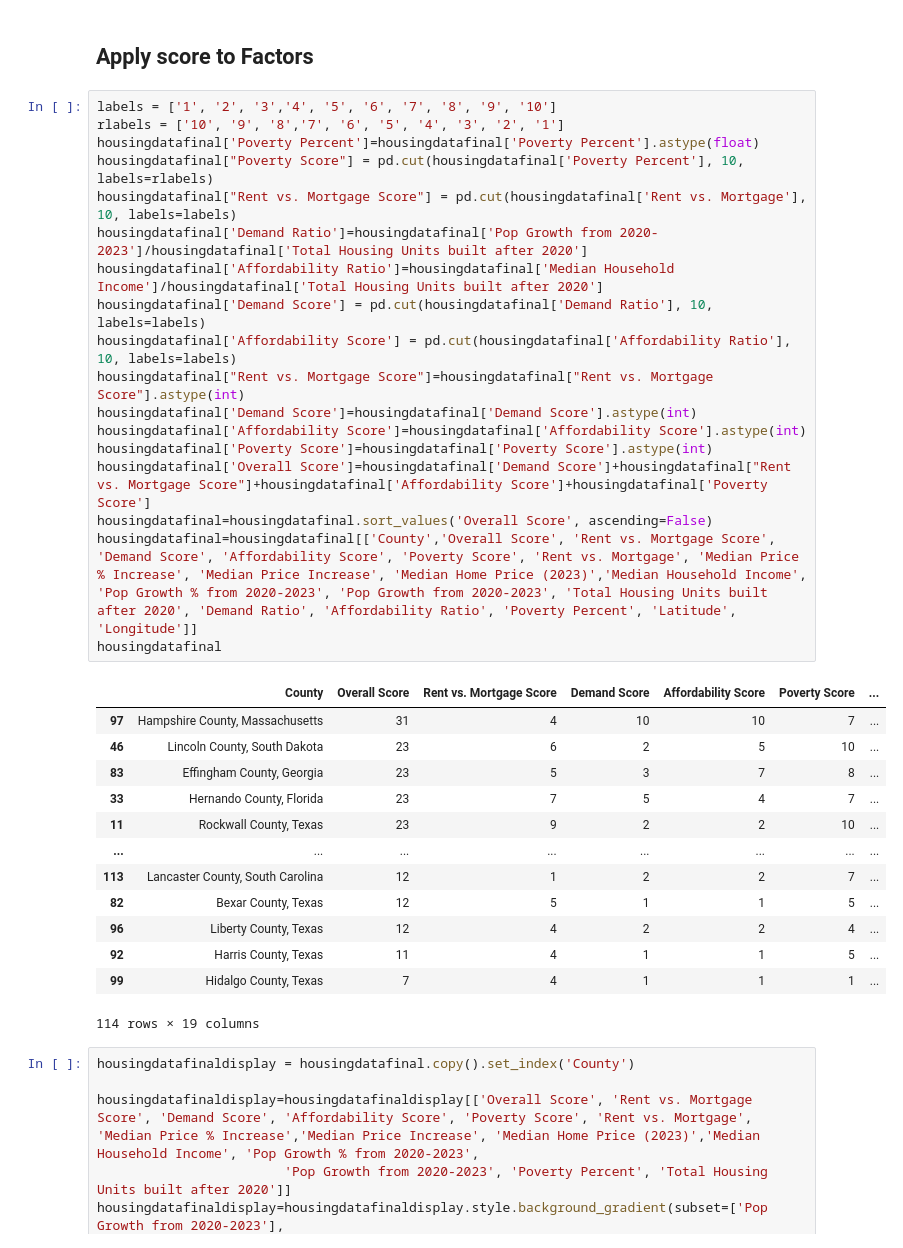
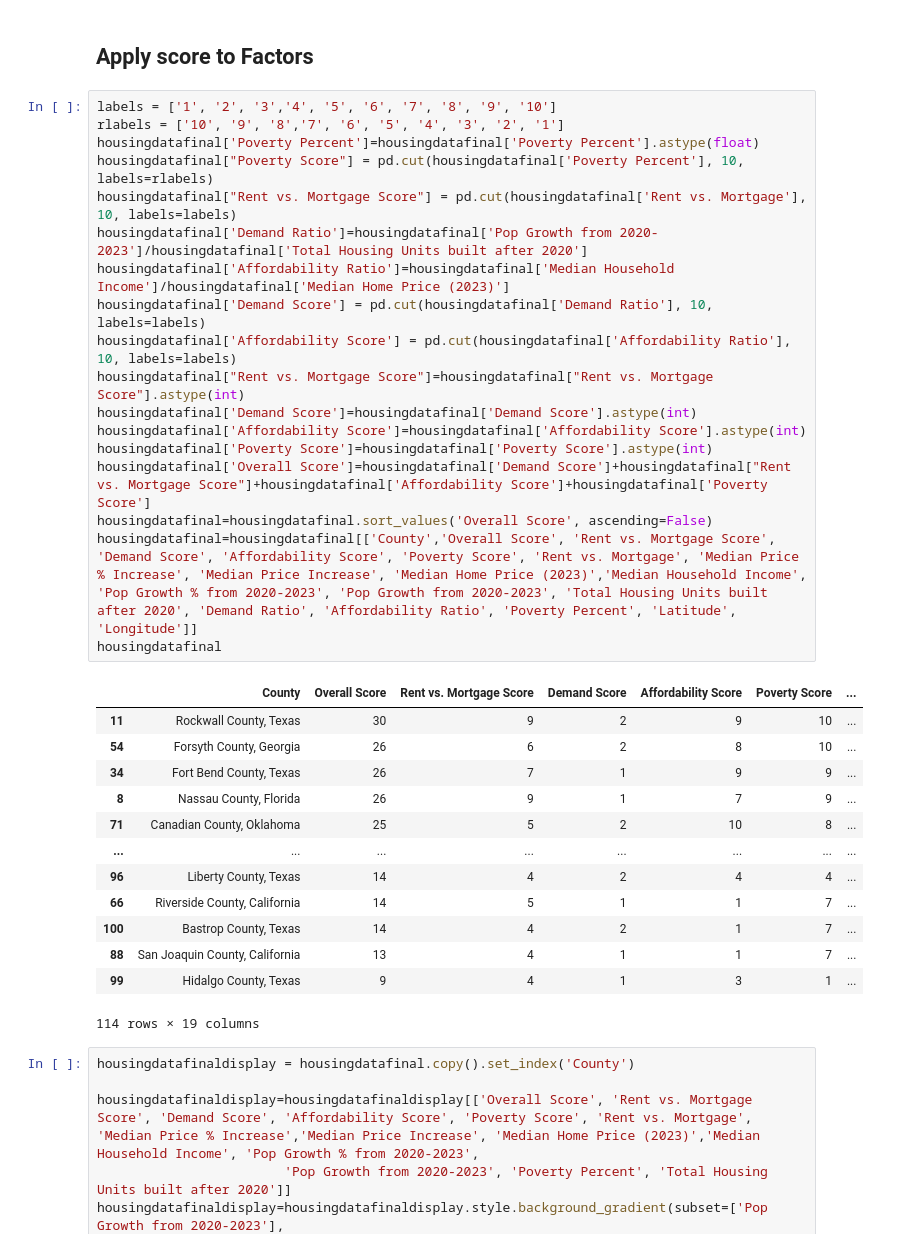
Before and after one commit to smsimba225/Project_1, a Jupyter notebook: Project1_Owen.ipynb, the cells around one changed output. Drawn from its saved outputs; the diff is of its cells as text.

```diff
--- a/Project1_Owen.ipynb
+++ b/Project1_Owen.ipynb
@@ -727,34 +726,34 @@ housingdatafinal=housingdatafinal.merge(povertypercent_clean, on='County', how='
 # %%
 labels = ['1', '2', '3','4', '5', '6', '7', '8', '9', '10']
 rlabels = ['10', '9', '8','7', '6', '5', '4', '3', '2', '1']
 housingdatafinal['Poverty Percent']=housingdatafinal['Poverty Percent'].astype(float)
 housingdatafinal["Poverty Score"] = pd.cut(housingdatafinal['Poverty Percent'], 10, labels=rlabels)
 housingdatafinal["Rent vs. Mortgage Score"] = pd.cut(housingdatafinal['Rent vs. Mortgage'], 10, labels=labels)
 housingdatafinal['Demand Ratio']=housingdatafinal['Pop Growth from 2020-2023']/housingdatafinal['Total Housing Units built after 2020']
-housingdatafinal['Affordability Ratio']=housingdatafinal['Median Household Income']/housingdatafinal['Total Housing Units built after 2020']
+housingdatafinal['Affordability Ratio']=housingdatafinal['Median Household Income']/housingdatafinal['Median Home Price (2023)']
 housingdatafinal['Demand Score'] = pd.cut(housingdatafinal['Demand Ratio'], 10, labels=labels)
 housingdatafinal['Affordability Score'] = pd.cut(housingdatafinal['Affordability Ratio'], 10, labels=labels)
 housingdatafinal["Rent vs. Mortgage Score"]=housingdatafinal["Rent vs. Mortgage Score"].astype(int)
 housingdatafinal['Demand Score']=housingdatafinal['Demand Score'].astype(int)
 housingdatafinal['Affordability Score']=housingdatafinal['Affordability Score'].astype(int)
 housingdatafinal['Poverty Score']=housingdatafinal['Poverty Score'].astype(int)
 housingdatafinal['Overall Score']=housingdatafinal['Demand Score']+housingdatafinal["Rent vs. Mortgage Score"]+housingdatafinal['Affordability Score']+housingdatafinal['Poverty Score']
 housingdatafinal=housingdatafinal.sort_values('Overall Score', ascending=False)
 housingdatafinal=housingdatafinal[['County','Overall Score', 'Rent vs. Mortgage Score', 'Demand Score', 'Affordability Score', 'Poverty Score', 'Rent vs. Mortgage', 'Median Price % Increase', 'Median Price Increase', 'Median Home Price (2023)','Median Household Income', 'Pop Growth % from 2020-2023', 'Pop Growth from 2020-2023', 'Total Housing Units built after 2020', 'Demand Ratio', 'Affordability Ratio', 'Poverty Percent', 'Latitude', 'Longitude']]
 housingdatafinal
 # %% [output]
 |  | County | Overall Score | Rent vs. Mortgage Score | Demand Score | Affordability Score | Poverty Score | ... |
-| 97 | Hampshire County, Massachusetts | 31 | 4 | 10 | 10 | 7 | ... |
-| 46 | Lincoln County, South Dakota | 23 | 6 | 2 | 5 | 10 | ... |
-| 83 | Effingham County, Georgia | 23 | 5 | 3 | 7 | 8 | ... |
-| 33 | Hernando County, Florida | 23 | 7 | 5 | 4 | 7 | ... |
-| 11 | Rockwall County, Texas | 23 | 9 | 2 | 2 | 10 | ... |
+| 11 | Rockwall County, Texas | 30 | 9 | 2 | 9 | 10 | ... |
+| 54 | Forsyth County, Georgia | 26 | 6 | 2 | 8 | 10 | ... |
+| 34 | Fort Bend County, Texas | 26 | 7 | 1 | 9 | 9 | ... |
+| 8 | Nassau County, Florida | 26 | 9 | 1 | 7 | 9 | ... |
+| 71 | Canadian County, Oklahoma | 25 | 5 | 2 | 10 | 8 | ... |
 | ... | ... | ... | ... | ... | ... | ... | ... |
-| 113 | Lancaster County, South Carolina | 12 | 1 | 2 | 2 | 7 | ... |
-| 82 | Bexar County, Texas | 12 | 5 | 1 | 1 | 5 | ... |
-| 96 | Liberty County, Texas | 12 | 4 | 2 | 2 | 4 | ... |
-| 92 | Harris County, Texas | 11 | 4 | 1 | 1 | 5 | ... |
-| 99 | Hidalgo County, Texas | 7 | 4 | 1 | 1 | 1 | ... |
+| 96 | Liberty County, Texas | 14 | 4 | 2 | 4 | 4 | ... |
+| 66 | Riverside County, California | 14 | 5 | 1 | 1 | 7 | ... |
+| 100 | Bastrop County, Texas | 14 | 4 | 2 | 1 | 7 | ... |
+| 88 | San Joaquin County, California | 13 | 4 | 1 | 1 | 7 | ... |
+| 99 | Hidalgo County, Texas | 9 | 4 | 1 | 3 | 1 | ... |
 114 rows × 19 columns
 # %%
 housingdatafinaldisplay = housingdatafinal.copy().set_index('County')
```
Also changed, not shown: parts of 13 cells of this notebook, 4 other files.
